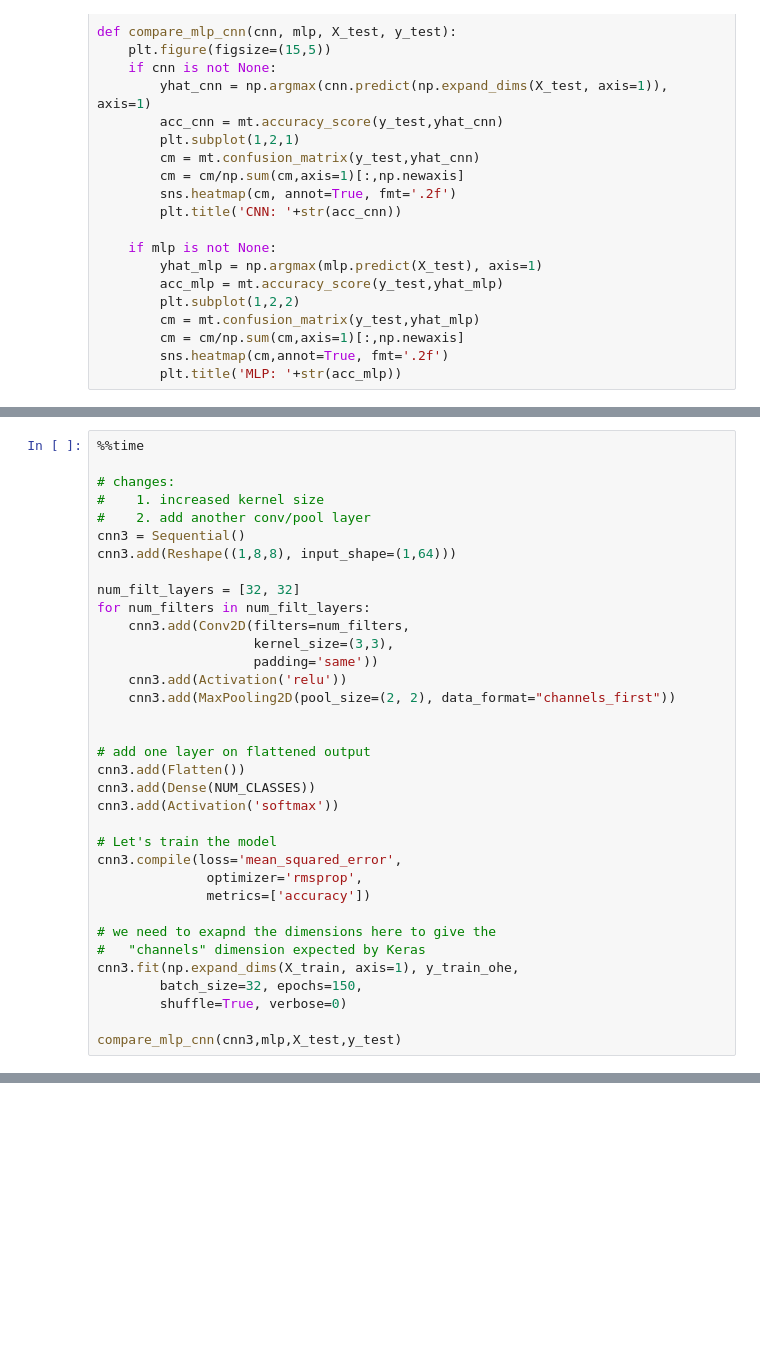
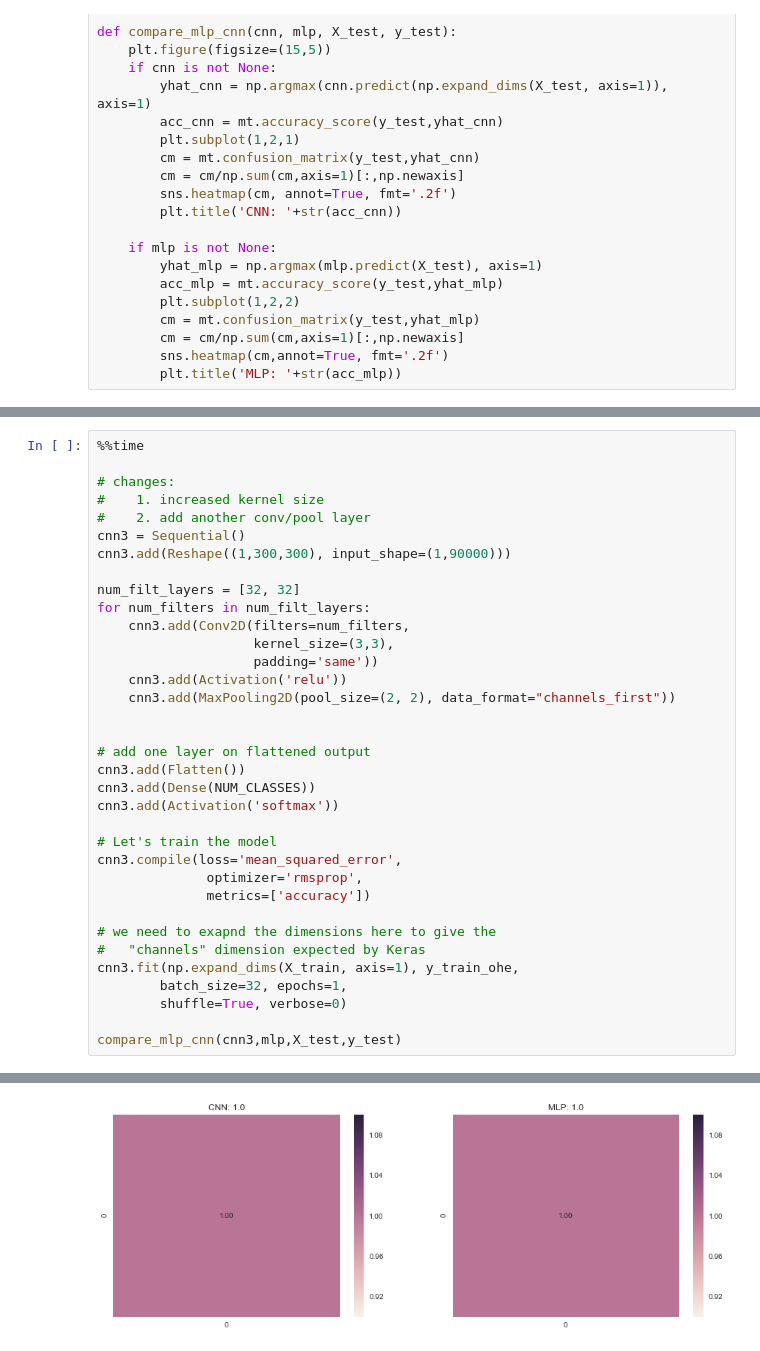
Before and after one commit to MachineLearning-FA2017/Lab8, a Jupyter notebook: CNN Van.ipynb, the cells around one changed output, grey strips where cells are left out. Drawn from its saved outputs; the diff is of its cells as text; blank space fills up the shorter version.

```diff
--- a/CNN Van.ipynb
+++ b/CNN Van.ipynb
@@ -288,7 +309,7 @@ compare_mlp_cnn(cnn2,mlp,X_test,y_test)
 #    1. increased kernel size
 #    2. add another conv/pool layer
 cnn3 = Sequential()
-cnn3.add(Reshape((1,8,8), input_shape=(1,64)))
+cnn3.add(Reshape((1,300,300), input_shape=(1,90000)))
 
 num_filt_layers = [32, 32]
 for num_filters in num_filt_layers:
@@ -312,7 +333,8 @@ cnn3.compile(loss='mean_squared_error',
 # we need to exapnd the dimensions here to give the
 #   "channels" dimension expected by Keras
 cnn3.fit(np.expand_dims(X_train, axis=1), y_train_ohe,
-        batch_size=32, epochs=150,
+        batch_size=32, epochs=1,
         shuffle=True, verbose=0)
 
 compare_mlp_cnn(cnn3,mlp,X_test,y_test)
+# %% [output]
@@ -319,3 +343,4 @@ compare_mlp_cnn(cnn3,mlp,X_test,y_test)
+[figure, added]
 # %%
 %%time
 
```
Also changed, not shown: parts of 26 cells of this notebook.
